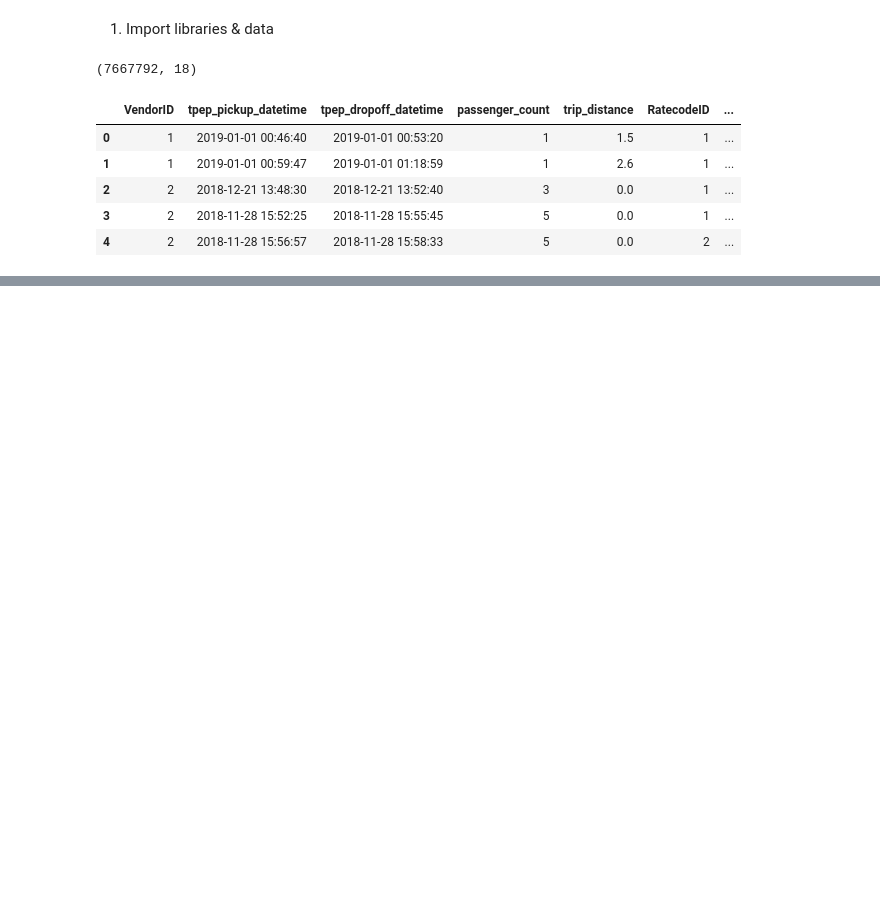
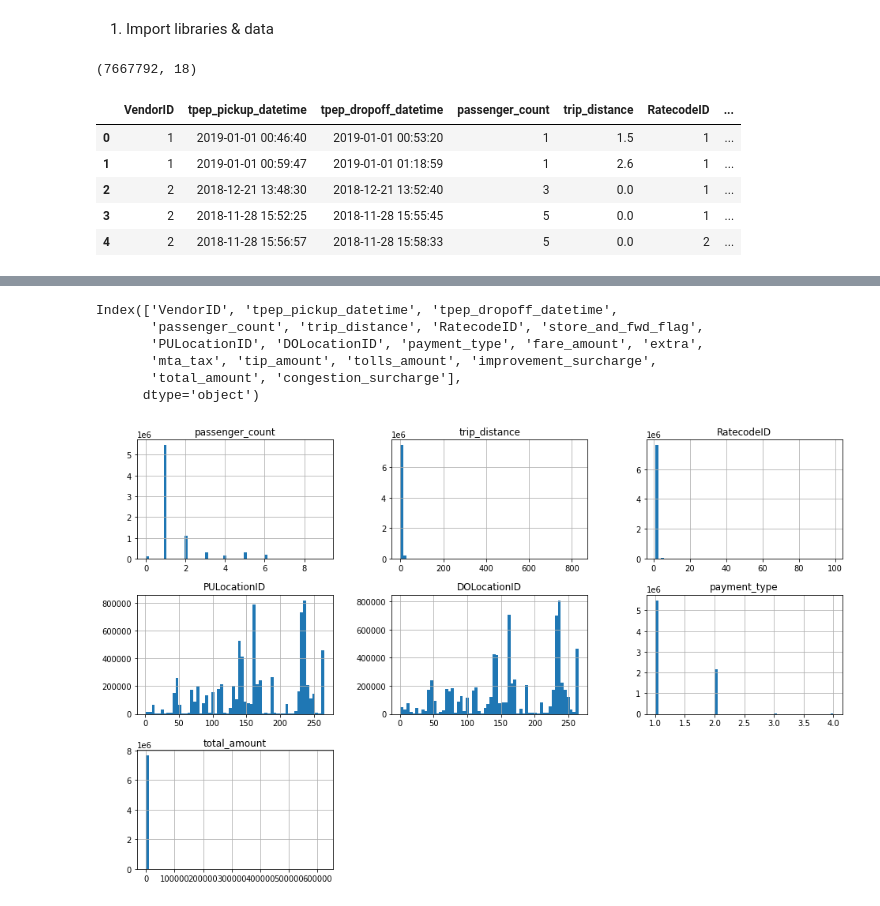
Before and after one commit to getpeped/Projects, a Jupyter notebook: yellow_taxi_trip_records/module2.ipynb, the cells around one changed output, grey strips where cells are left out. Cells and saved outputs as stored; diff of their text form; code cells hidden in the pictures; blank space fills up the shorter version.

```diff
--- a/yellow_taxi_trip_records/module2.ipynb
+++ b/yellow_taxi_trip_records/module2.ipynb
@@ -21,0 +53,18 @@ taxi_data.head()
+# %%
+taxi_data.columns
+# %% [output]
+Index(['VendorID', 'tpep_pickup_datetime', 'tpep_dropoff_datetime',
+       'passenger_count', 'trip_distance', 'RatecodeID', 'store_and_fwd_flag',
+       'PULocationID', 'DOLocationID', 'payment_type', 'fare_amount', 'extra',
+       'mta_tax', 'tip_amount', 'tolls_amount', 'improvement_surcharge',
+       'total_amount', 'congestion_surcharge'],
+      dtype='object')
+# %%
+taxi_data = taxi_data[['tpep_pickup_datetime', 'tpep_dropoff_datetime',
+       'passenger_count', 'trip_distance', 'RatecodeID',
+       'PULocationID', 'DOLocationID', 'payment_type', 'total_amount']]
+# %%
+taxi_data.hist(figsize=(16, 10), bins=60)
+plt.show()
+# %% [output]
+[figure, added]
```
Also changed, not shown: parts of 2 cells of this notebook.
